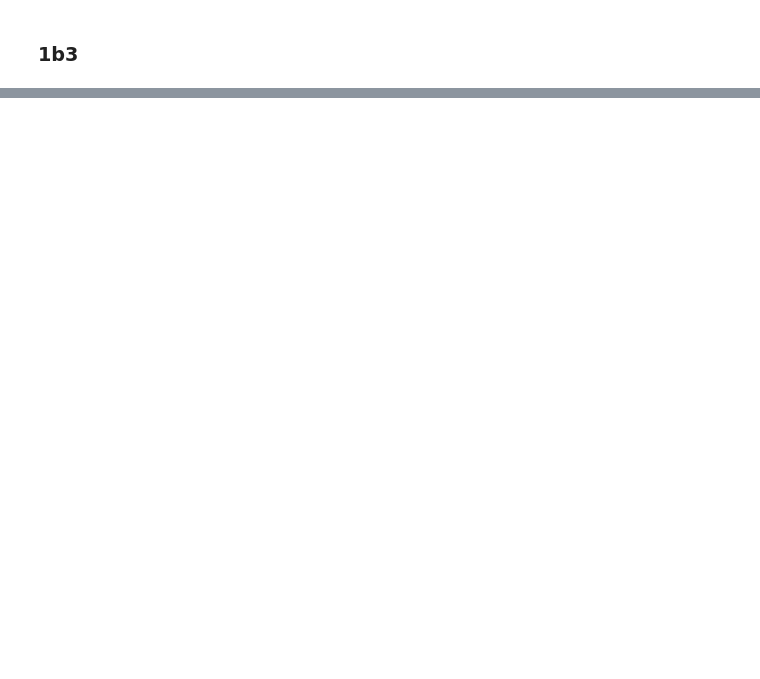
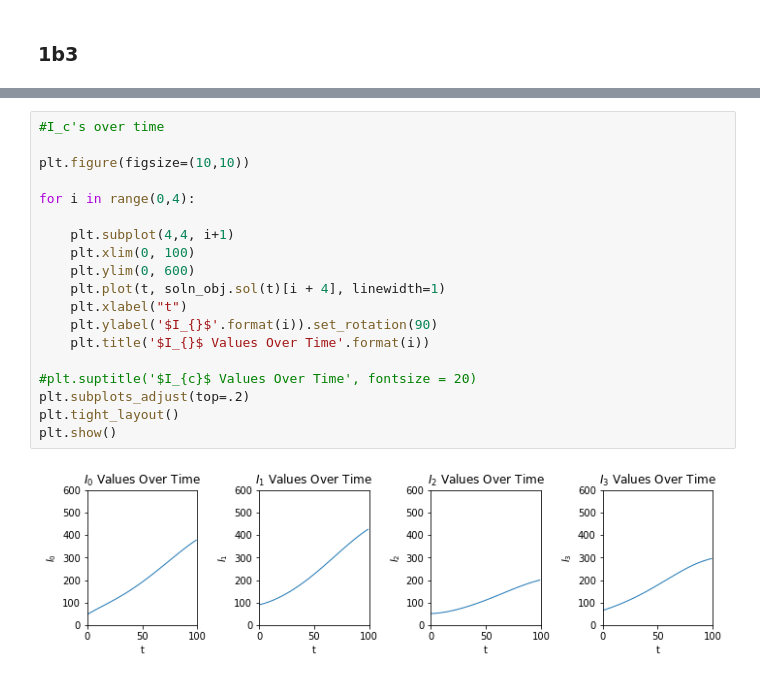
Before and after one commit to rtora/Monitoring-COVID-19-Infections-through-Wastewater-Surveillance, a Jupyter notebook: Part1.ipynb, the cells around one changed output, grey strips where cells are left out. Cells and saved outputs as stored; diff of their text form; blank space fills up the shorter version.

```diff
--- a/Part1.ipynb
+++ b/Part1.ipynb
@@ -946,0 +1001,21 @@ plt.show()
+# %%
+#I_c's over time
+
+plt.figure(figsize=(10,10))
+
+for i in range(0,4):
+
+    plt.subplot(4,4, i+1)
+    plt.xlim(0, 100)
+    plt.ylim(0, 600)
+    plt.plot(t, soln_obj.sol(t)[i + 4], linewidth=1)
+    plt.xlabel("t")
+    plt.ylabel('$I_{}$'.format(i)).set_rotation(90)
+    plt.title('$I_{}$ Values Over Time'.format(i))
+
+#plt.suptitle('$I_{c}$ Values Over Time', fontsize = 20)
+plt.subplots_adjust(top=.2)
+plt.tight_layout()
+plt.show()
+# %% [output]
+[figure, added]
```
Also changed, not shown: parts of 47 cells of this notebook.
